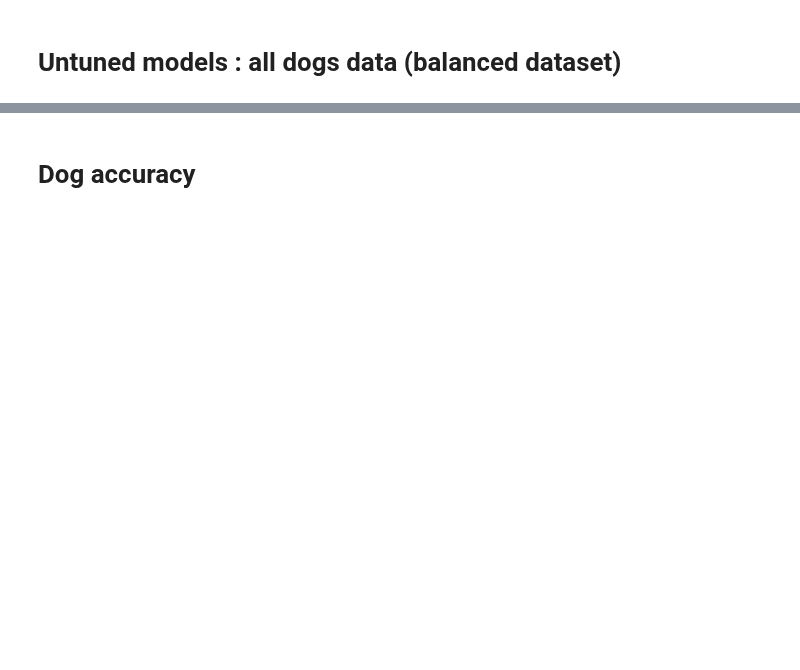
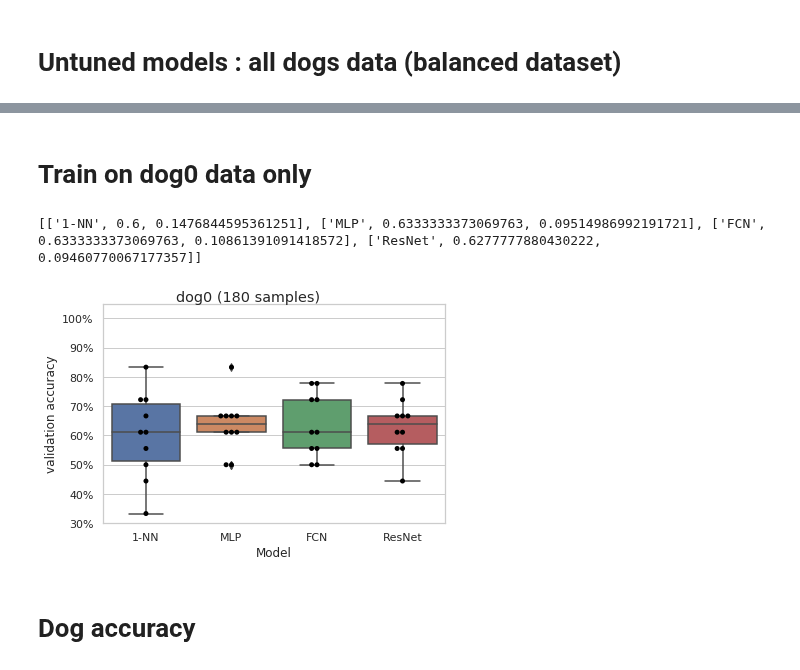
Before and after one commit to Withington/deepscent, a Jupyter notebook: notebooks/results/04_results.ipynb, the cells around one changed output, grey strips where cells are left out. Drawn from its saved outputs; the diff is of its cells as text; code cells hidden in the pictures; blank space fills up the shorter version.

```diff
--- a/notebooks/results/04_results.ipynb
+++ b/notebooks/results/04_results.ipynb
@@ -137,3 +163,47 @@ plt.savefig('boxplot_alldogs.png', bbox_inches='tight')
+# %% [markdown]
+# Train on dog0 data only
+# %%
+all_data = list()
+all_names = list()
+results = []
+
+file = '../../logs/2019-05-10T10:19/private_dog0/nearestneighbours_summary.csv'
+data = pd.read_csv(file, header=None, names=['val_acc'])
+all_data.append(data['val_acc'])
+all_names.append('1-NN')
+results.append([all_names[-1], all_data[-1].mean(), all_data[-1].std()])
+
+file = '../../logs/2019-03-17T14:56/private_dog0/mlpwang_summary.csv'
+data = pd.read_csv(file, header=None, names=['run','loss','val_acc','epoch','time'])
+all_data.append(data['val_acc'])
+all_names.append('MLP')
+results.append([all_names[-1], all_data[-1].mean(), all_data[-1].std()])
+
+file = '../../logs/2019-05-10T10:17/private_dog0/devnet_summary.csv'
+data = pd.read_csv(file, header=None, names=['run','loss','val_acc','epoch','time'])
+all_data.append(data['val_acc'])
+all_names.append('FCN')
+results.append([all_names[-1], all_data[-1].mean(), all_data[-1].std()])
+
+file = '../../logs/2019-03-18T19:12/private_dog0/resnet_summary.csv'
+data = pd.read_csv(file, header=None, names=['run','loss','val_acc','epoch','time'])
+all_data.append(data['val_acc'])
+all_names.append('ResNet')
+results.append([all_names[-1], all_data[-1].mean(), all_data[-1].std()])
+
+print(results)
+
+ax = sns.boxplot(data=all_data)
+ax = sns.swarmplot(data=all_data, color='black')
+plt.suptitle('dog0 (180 samples)')
+plt.xticks([0, 1, 2, 3], all_names)
+format_plot(ax, plt)
+ax.set_xlabel('Model')
+plt.ylim(bottom=0.30, top=1.05)
+plt.savefig('boxplot_allModels_dog0.png', bbox_inches='tight')
+# %% [output]
+[['1-NN', 0.6, 0.1476844595361251], ['MLP', 0.6333333373069763, 0.09514986992191721], ['FCN', 0.6333333373069763, 0.10861391091418572], ['ResNet', 0.6277777880430222, 0.09460770067177357]]
+[figure, added]
 # %% [markdown]
 # Dog accuracy
 # %%
```
Also changed, not shown: parts of 11 cells of this notebook.
